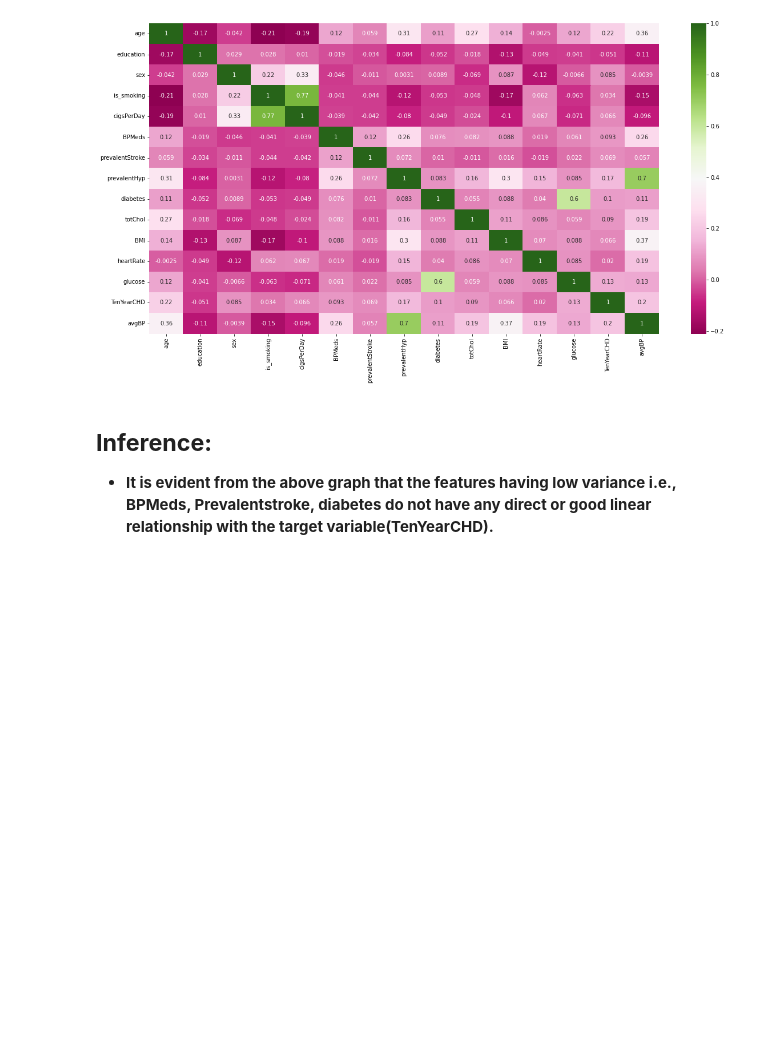
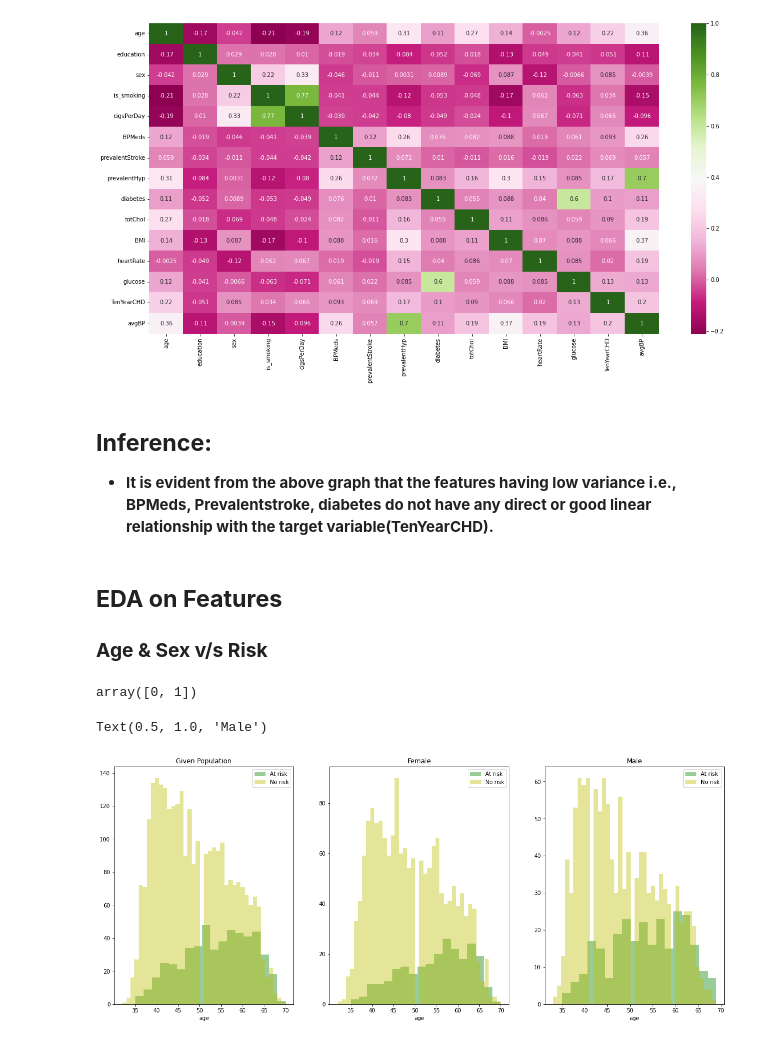
Before and after one commit to praveenbejo95/Cardiovascular-Risk-Prediction-ML-Classification-project, a Jupyter notebook: cardiovascular_Risk_prediction(Pravin_notebook).ipynb, the cells around one changed output. Saved outputs shown, nothing was run; the diff lists cells and outputs as text; code cells hidden in the pictures; blank space fills up the shorter version.

```diff
--- a/cardiovascular_Risk_prediction(Pravin_notebook).ipynb
+++ b/cardiovascular_Risk_prediction(Pravin_notebook).ipynb
@@ -529,3 +529,32 @@ sns.heatmap(correlation, annot=True, cmap='PiYG')
 ## **Inference:**
 
 * **It is evident from the above graph that the features having low variance i.e., BPMeds, Prevalentstroke, diabetes do not have any direct or good linear relationship with the target variable(TenYearCHD).**
+# %% [markdown]
+## **EDA on Features**
+
+### **Age & Sex v/s Risk**
+# %%
+df['sex'].unique()
+# %% [output]
+array([0, 1])
+# %%
+at_risk = "At risk"
+no_risk= "No risk"
+fig , axes= plt.subplots(nrows=1,ncols=3,figsize=(20,8))
+ax= sns.distplot(df[df['TenYearCHD']==1].age,bins=18,label=at_risk,ax=axes[0],color='g',kde=False)
+ax= sns.distplot(df[df['TenYearCHD']==0].age,bins=40,label=no_risk,ax=axes[0],color='y',kde=False)
+ax.legend()
+ax.set_title("Given Population")
+women= df[df['sex']==0]
+men= df[df['sex']==1]
+ax= sns.distplot(women[women['TenYearCHD']==1].age,bins=18,label=at_risk,ax=axes[1],color='g',kde=False)
+ax= sns.distplot(women[women['TenYearCHD']==0].age,bins=40,label=no_risk,ax=axes[1],color='y',kde=False)
+ax.legend()
+ax.set_title("Female")
+ax= sns.distplot(men[men['TenYearCHD']==1].age,bins=18,label=at_risk,ax=axes[2],color='g',kde=False)
+ax= sns.distplot(men[men['TenYearCHD']==0].age,bins=40,label=no_risk,ax=axes[2],color='y',kde=False)
+ax.legend()
+ax.set_title("Male")
+# %% [output]
+Text(0.5, 1.0, 'Male')
+[figure, added]
```
Also changed, not shown: parts of 11 cells of this notebook.
